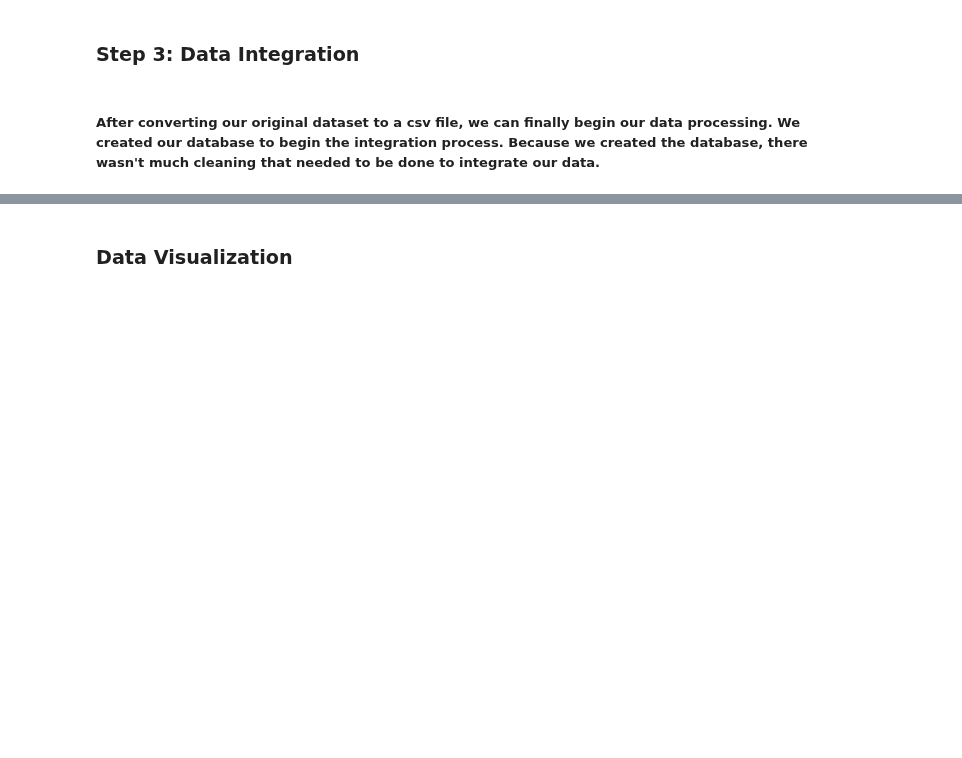
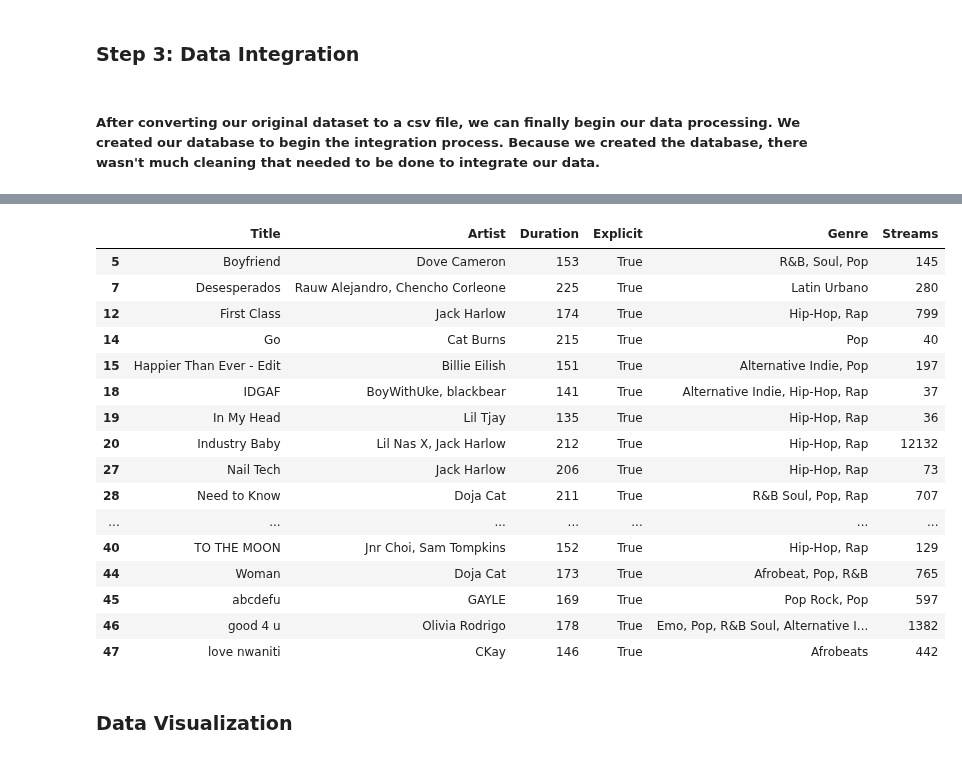
Before and after one commit to mananbhatt5/Tamid-TechEdu-S22, a Jupyter notebook: Final/DN-NR.ipynb, the cells around one changed output, grey strips where cells are left out. Saved outputs shown, nothing was run; the diff lists cells and outputs as text; code cells hidden in the pictures; blank space fills up the shorter version.

```diff
--- a/Final/DN-NR.ipynb
+++ b/Final/DN-NR.ipynb
@@ -82,3 +82,24 @@ df2
+# %%
+dfE = df.loc[df['Explicit'].str.contains('True')]
+dfE
+# %% [output]
+|  | Title | Artist | Duration | Explicit | Genre | Streams |
+| 5 | Boyfriend | Dove Cameron | 153 | True | R&B, Soul, Pop | 145 |
+| 7 | Desesperados | Rauw Alejandro, Chencho Corleone | 225 | True | Latin Urbano | 280 |
+| 12 | First Class | Jack Harlow | 174 | True | Hip-Hop, Rap | 799 |
+| 14 | Go | Cat Burns | 215 | True | Pop | 40 |
+| 15 | Happier Than Ever - Edit | Billie Eilish | 151 | True | Alternative Indie, Pop | 197 |
+| 18 | IDGAF | BoyWithUke, blackbear | 141 | True | Alternative Indie, Hip-Hop, Rap | 37 |
+| 19 | In My Head | Lil Tjay | 135 | True | Hip-Hop, Rap | 36 |
+| 20 | Industry Baby | Lil Nas X, Jack Harlow | 212 | True | Hip-Hop, Rap | 12132 |
+| 27 | Nail Tech | Jack Harlow | 206 | True | Hip-Hop, Rap | 73 |
+| 28 | Need to Know | Doja Cat | 211 | True | R&B Soul, Pop, Rap | 707 |
+| ... | ... | ... | ... | ... | ... | ... |
+| 40 | TO THE MOON | Jnr Choi, Sam Tompkins | 152 | True | Hip-Hop, Rap | 129 |
+| 44 | Woman | Doja Cat | 173 | True | Afrobeat, Pop, R&B | 765 |
+| 45 | abcdefu | GAYLE | 169 | True | Pop Rock, Pop | 597 |
+| 46 | good 4 u | Olivia Rodrigo | 178 | True | Emo, Pop, R&B Soul, Alternative I... | 1382 |
+| 47 | love nwaniti | CKay | 146 | True | Afrobeats | 442 |
 # %% [markdown]
 ### Data Visualization
 # %% [markdown]
```
Also changed, not shown: parts of 9 cells of this notebook, 2 other files.
